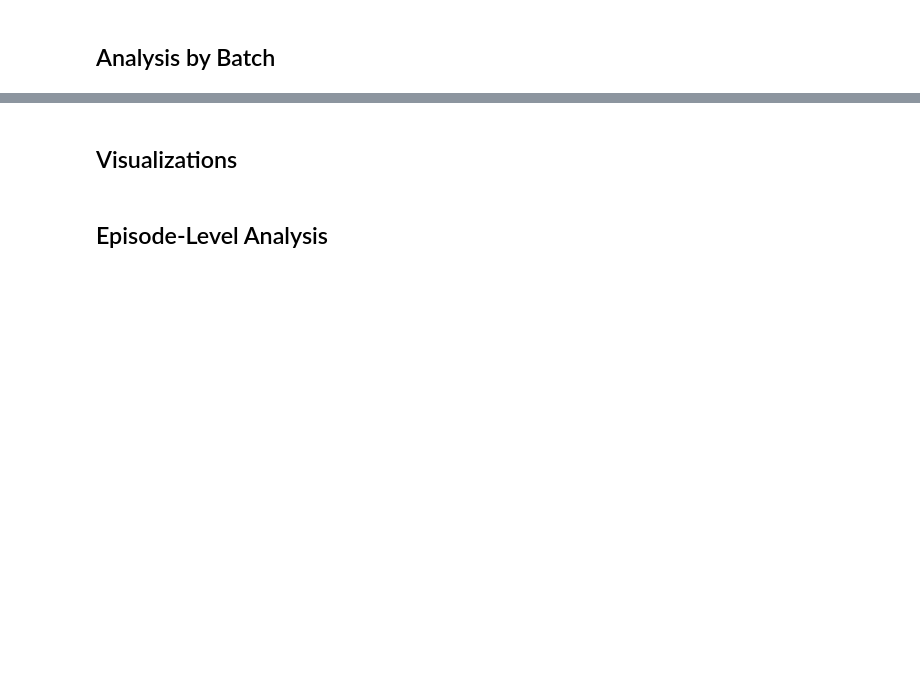
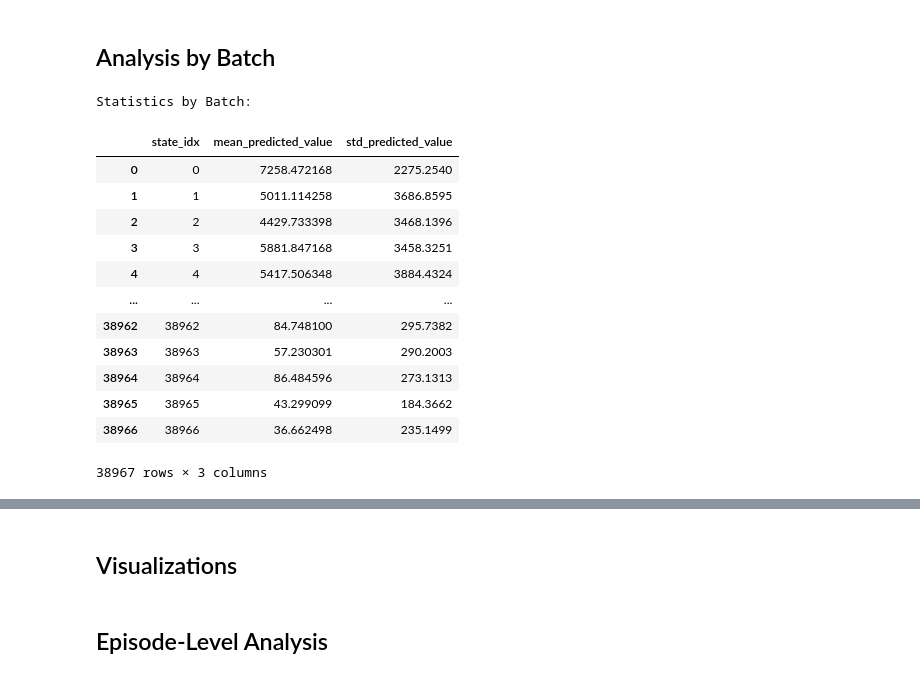
Before and after one commit to cheikdav/pooling_eval, a Jupyter notebook: notebooks/explore_results.ipynb, the cells around one changed output, grey strips where cells are left out. Saved outputs shown, nothing was run; the diff lists cells and outputs as text; code cells hidden in the pictures; blank space fills up the shorter version.

```diff
--- a/notebooks/explore_results.ipynb
+++ b/notebooks/explore_results.ipynb
@@ -79,14 +114,24 @@ print(f"Std Dev of Prediction Error: {df['prediction_error'].std():.4f}")
 ## Analysis by Batch
 # %%
 # Statistics per batch
-batch_stats = df.groupby('batch_idx').agg({
+batch_stats = df.groupby(['state_idx']).agg({
     'predicted_value': ['mean', 'std'],
-    'true_value': ['mean', 'std'],
-    'squared_error': 'mean',
-    'absolute_error': 'mean',
-    'prediction_error': ['mean', 'std']
-}).round(4)
-
-batch_stats.columns = ['_'.join(col).strip() for col in batch_stats.columns.values]
+}).round(4).reset_index()
+batch_stats.columns = ['state_idx', 'mean_predicted_value', 'std_predicted_value']
 print("\nStatistics by Batch:")
 batch_stats
+# %% [output]
+Statistics by Batch:
+|  | state_idx | mean_predicted_value | std_predicted_value |
+| 0 | 0 | 7258.472168 | 2275.2540 |
+| 1 | 1 | 5011.114258 | 3686.8595 |
+| 2 | 2 | 4429.733398 | 3468.1396 |
+| 3 | 3 | 5881.847168 | 3458.3251 |
+| 4 | 4 | 5417.506348 | 3884.4324 |
+| ... | ... | ... | ... |
+| 38962 | 38962 | 84.748100 | 295.7382 |
+| 38963 | 38963 | 57.230301 | 290.2003 |
+| 38964 | 38964 | 86.484596 | 273.1313 |
+| 38965 | 38965 | 43.299099 | 184.3662 |
+| 38966 | 38966 | 36.662498 | 235.1499 |
+38967 rows × 3 columns
```
Also changed, not shown: parts of 10 cells of this notebook.
